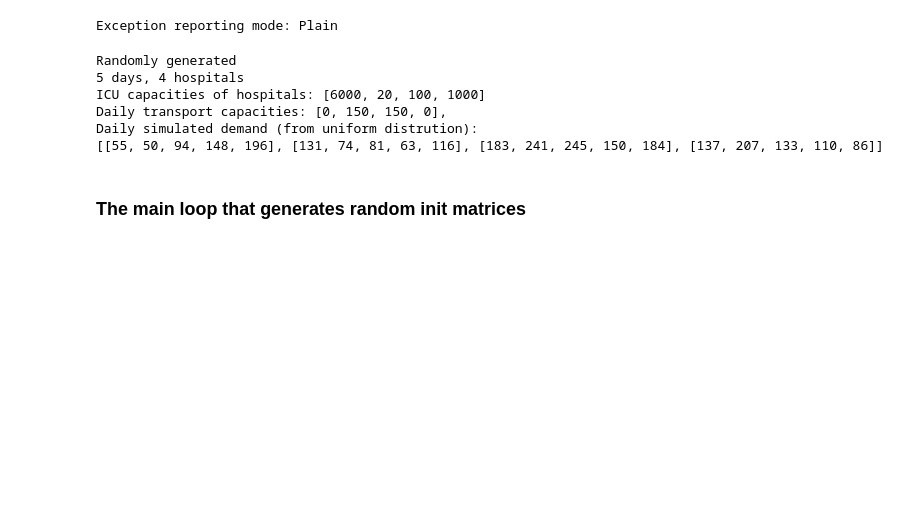
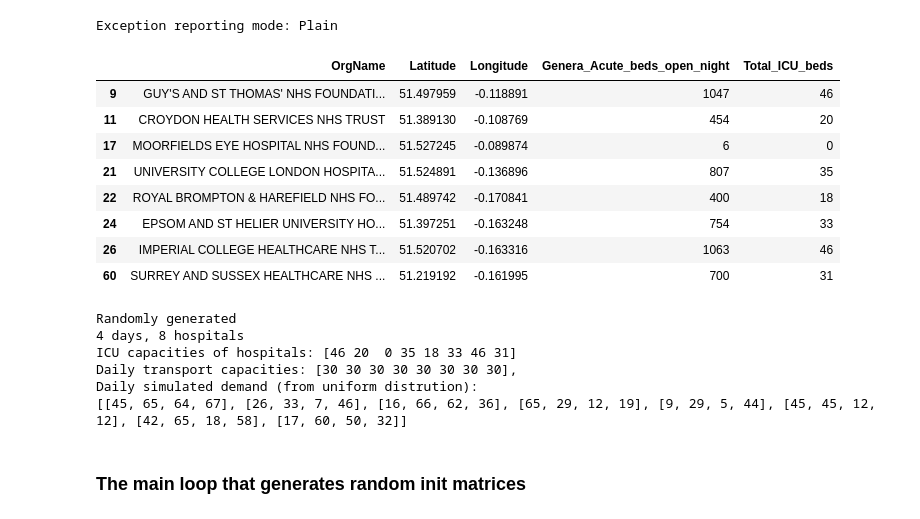
Before and after one commit to juanrg/optimal-patient-distribution-hackathon, a Jupyter notebook: notebooks/solver_v4_integrated_with_real_data_and_plots.ipynb, the cells around one changed output. Cells and saved outputs as stored; diff of their text form; code cells hidden in the pictures; blank space fills up the shorter version.

```diff
--- a/notebooks/solver_v4_genetic_proper_solinfo.ipynb
+++ b/notebooks/solver_v4_integrated_with_real_data_and_plots.ipynb
@@ -135,12 +128,30 @@ Exception reporting mode: Plain
+# %%
+london_region_hospitals = (pd.read_csv("../hospitalData_beds.csv")
+                           .query("51.19 < Latitude < 51.543321 & -0.18 < Longitude < -0.07")
+                            [["OrgName", "Latitude", "Longitude", "Genera_Acute_beds_open_night", "Total_ICU_beds"]]
+                          )
+london_region_hospitals
+# %% [output]
+|  | OrgName | Latitude | Longitude | Genera_Acute_beds_open_night | Total_ICU_beds |
+| 9 | GUY'S AND ST THOMAS' NHS FOUNDATI... | 51.497959 | -0.118891 | 1047 | 46 |
+| 11 | CROYDON HEALTH SERVICES NHS TRUST | 51.389130 | -0.108769 | 454 | 20 |
+| 17 | MOORFIELDS EYE HOSPITAL NHS FOUND... | 51.527245 | -0.089874 | 6 | 0 |
+| 21 | UNIVERSITY COLLEGE LONDON HOSPITA... | 51.524891 | -0.136896 | 807 | 35 |
+| 22 | ROYAL BROMPTON & HAREFIELD NHS FO... | 51.489742 | -0.170841 | 400 | 18 |
+| 24 | EPSOM AND ST HELIER UNIVERSITY HO... | 51.397251 | -0.163248 | 754 | 33 |
+| 26 | IMPERIAL COLLEGE HEALTHCARE NHS T... | 51.520702 | -0.163316 | 1063 | 46 |
+| 60 | SURREY AND SUSSEX HEALTHCARE NHS ... | 51.219192 | -0.161995 | 700 | 31 |
 # %%
-prob_death_transport = 0
-num_days = 5
-num_nodes = 4
+london_region_hospitals["transport_capacity"] = 30
+penalization_transport = 0
+num_days = 4
+num_nodes = london_region_hospitals.shape[0]
+
 node_capacities, transport_capacities, demands = init_simulation(num_nodes,
                                                                  num_days,
-                                                                 icu_capacities=[6000, 20, 100, 1000],
-                                                                 transport_capacities=[0, 150, 150, 0],
-                                                                 demand_min = 50, demand_max = 250)
+                                                                 icu_capacities=london_region_hospitals["Total_ICU_beds"].values,
+                                                                 transport_capacities=london_region_hospitals["transport_capacity"].values,
+                                                                 demand_min = 5, demand_max = 70)
 print(f"""Randomly generated
 {num_days} days, {num_nodes} hospitals
 ICU capacities of hospitals: {node_capacities}
@@ -149,11 +160,11 @@ Daily simulated demand (from uniform distrution):
 {demands}""")
 # %% [output]
 Randomly generated
-5 days, 4 hospitals
-ICU capacities of hospitals: [6000, 20, 100, 1000]
-Daily transport capacities: [0, 150, 150, 0],
+4 days, 8 hospitals
+ICU capacities of hospitals: [46 20  0 35 18 33 46 31]
+Daily transport capacities: [30 30 30 30 30 30 30 30],
 Daily simulated demand (from uniform distrution):
-[[55, 50, 94, 148, 196], [131, 74, 81, 63, 116], [183, 241, 245, 150, 184], [137, 207, 133, 110, 86]]
+[[45, 65, 64, 67], [26, 33, 7, 46], [16, 66, 62, 36], [65, 29, 12, 19], [9, 29, 5, 44], [45, 45, 12, 12], [42, 65, 18, 58], [17, 60, 50, 32]]
 # %%
 #define constraints
 cons = []
```
Also changed, not shown: parts of 10 cells of this notebook, 2 other files.
